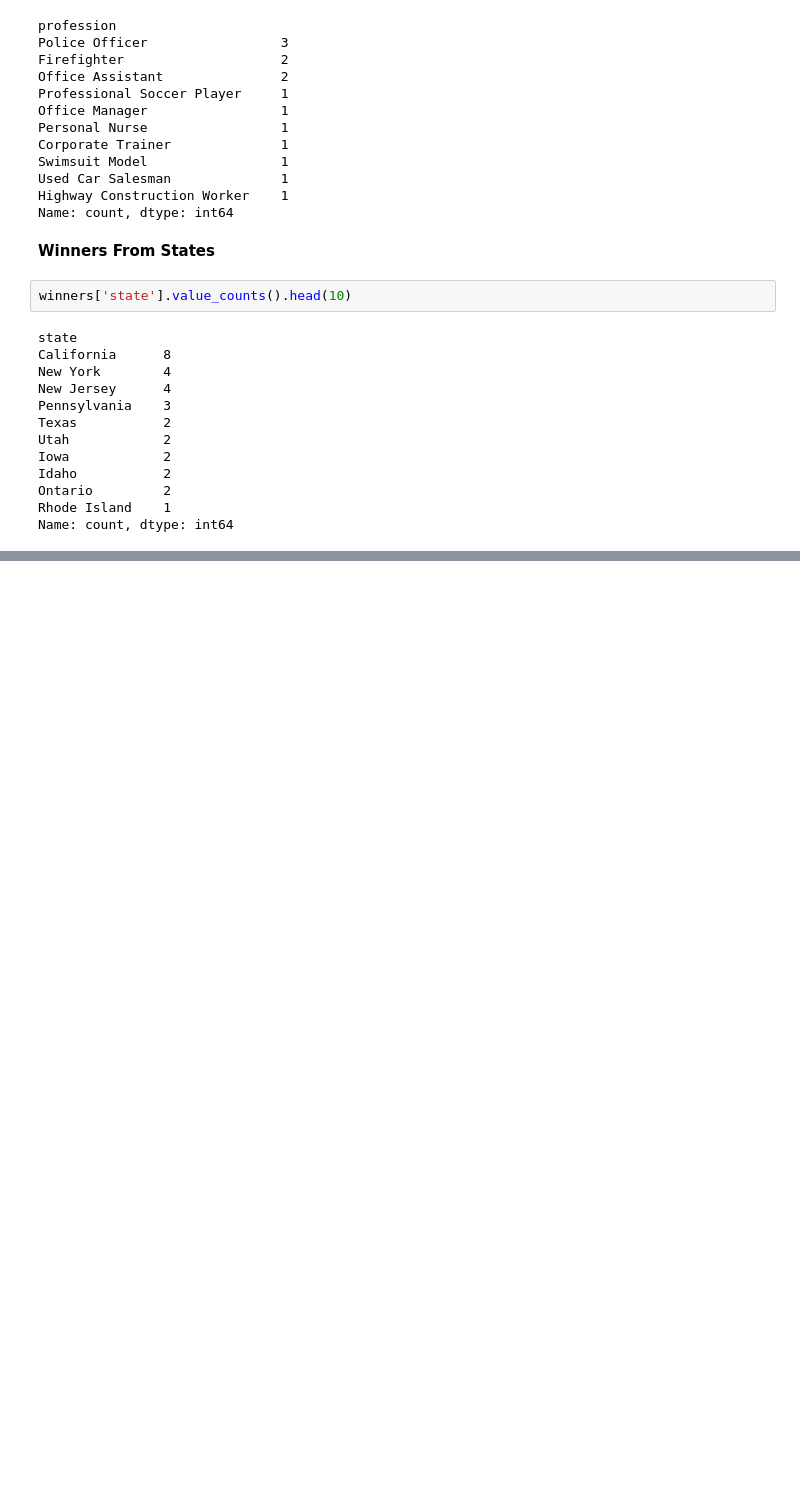
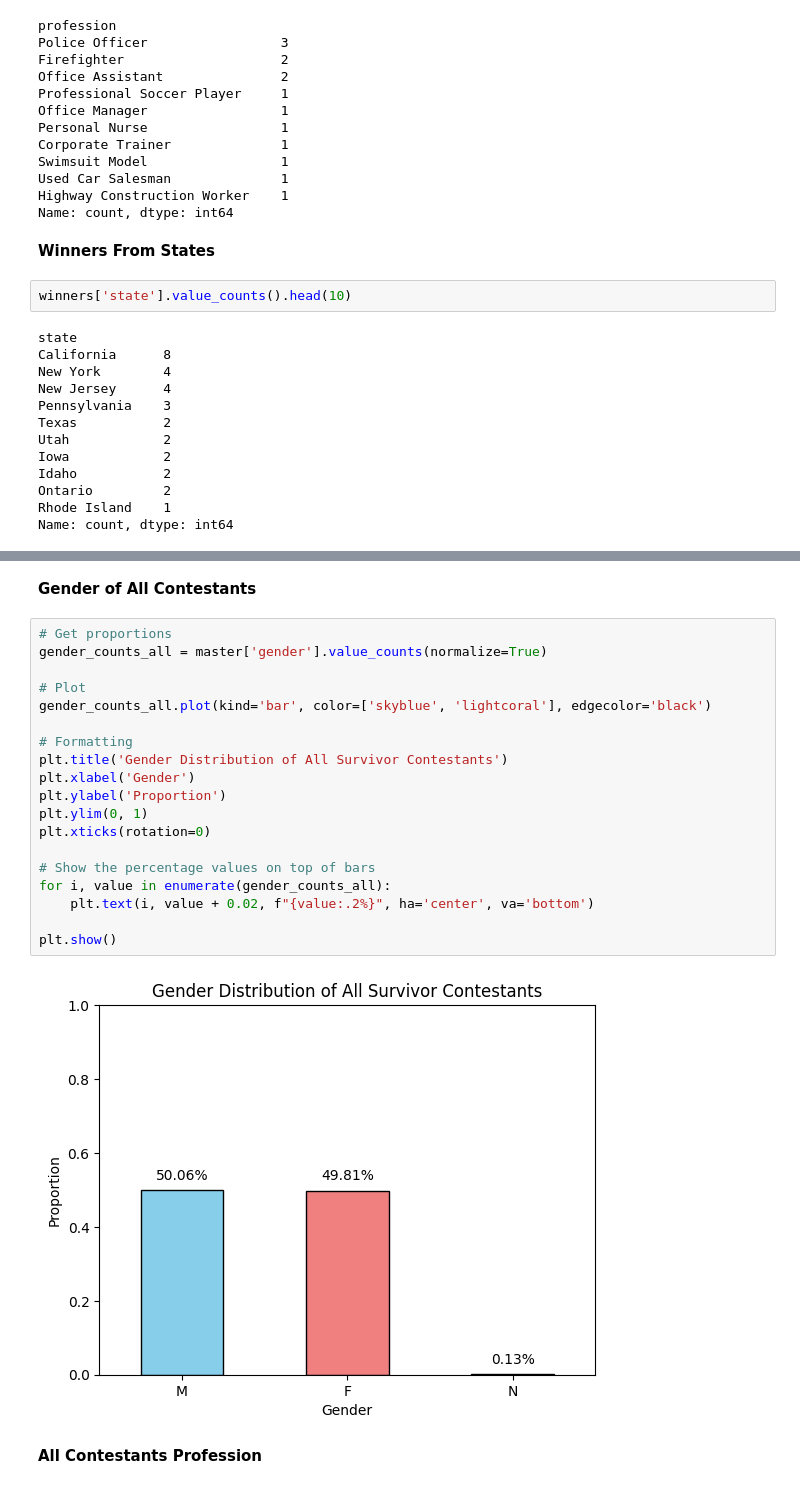
Before and after one commit to Jasond707/survivor-data-project, a Jupyter notebook: notebooks/01_survivor_eda.ipynb, the cells around one changed output, grey strips where cells are left out. Saved outputs shown, nothing was run; the diff lists cells and outputs as text; blank space fills up the shorter version.

```diff
--- a/notebooks/01_survivor_eda.ipynb
+++ b/notebooks/01_survivor_eda.ipynb
@@ -118,0 +145,25 @@ Name: count, dtype: int64
+# %% [markdown]
+**Gender of All Contestants**
+# %%
+# Get proportions
+gender_counts_all = master['gender'].value_counts(normalize=True)
+
+# Plot
+gender_counts_all.plot(kind='bar', color=['skyblue', 'lightcoral'], edgecolor='black')
+
+# Formatting
+plt.title('Gender Distribution of All Survivor Contestants')
+plt.xlabel('Gender')
+plt.ylabel('Proportion')
+plt.ylim(0, 1)
+plt.xticks(rotation=0)
+
+# Show the percentage values on top of bars
+for i, value in enumerate(gender_counts_all):
+    plt.text(i, value + 0.02, f"{value:.2%}", ha='center', va='bottom')
+
+plt.show()
+# %% [output]
+[figure, added]
+# %% [markdown]
+**All Contestants Profession**
```
Also changed, not shown: parts of 20 cells of this notebook.
